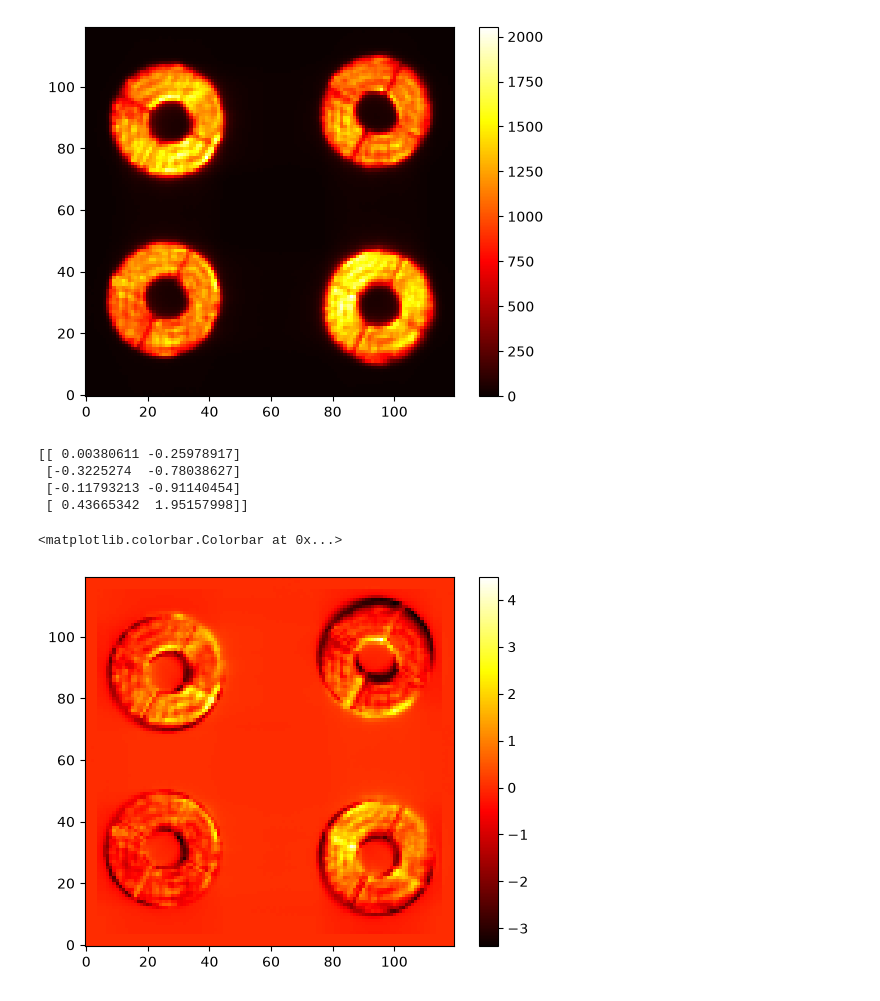
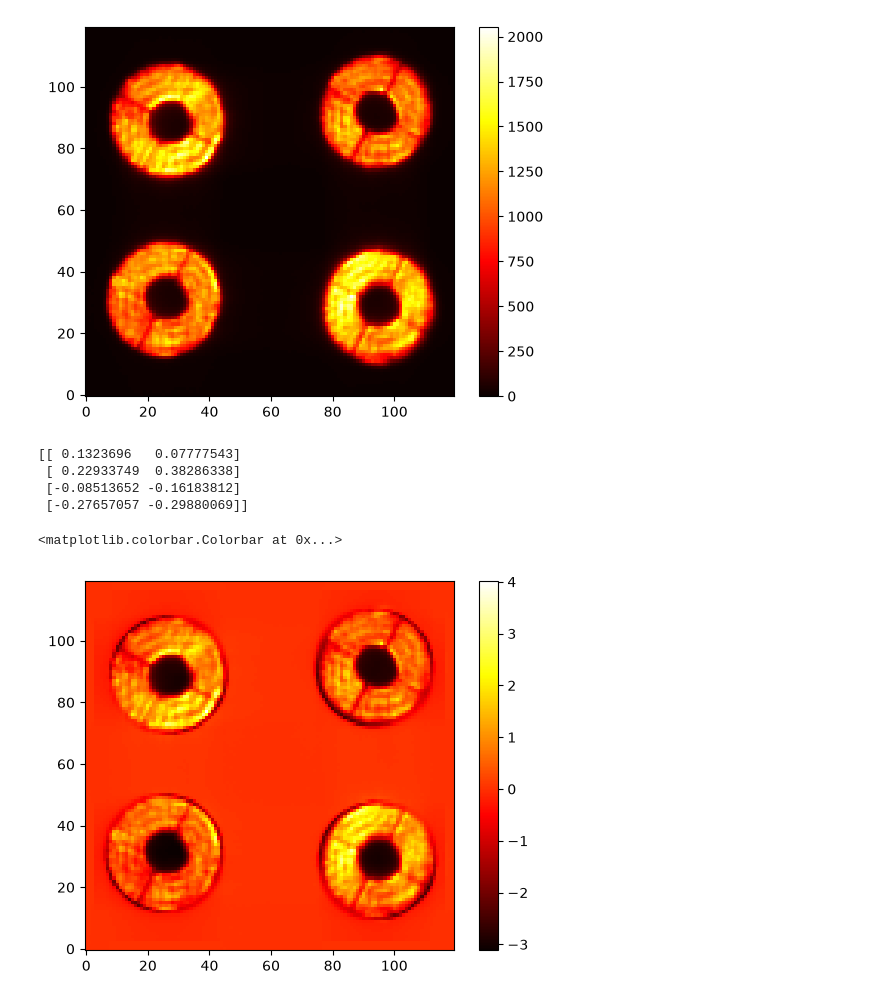
Before and after one commit to Menessao/SPECULA, a Jupyter notebook: config/EKARUS/ekarusSynIM.ipynb, the cells around one changed output. Cells and saved outputs as stored; diff of their text form; code cells hidden in the pictures.

```diff
--- a/config/EKARUS/ekarusSynIM.ipynb
+++ b/config/EKARUS/ekarusSynIM.ipynb
@@ -70,21 +70,21 @@ plt.colorbar()
 <matplotlib.colorbar.Colorbar at 0x...>
 [figure]
 # %%
-frame = fits.getdata('/raid1/mmenessini/results/EKARUS/frame.fits')[0]
+frame = fits.getdata('/raid1/mmenessini/results/EKARUS/frame.fits')[0,60:180,60:180]
 
 centers = get_frame_pupil_centers(frame,xhalf=60,yhalf=60)
 dcenters = centers-np.mean(centers,axis=0)
 tilt_coeffs = ref_dcenters.T/30
 print(dcenters-ref_dcenters)
 
 plt.figure()
 plt.imshow(frame,origin='lower',cmap='hot',vmax=200)
 plt.imshow(img/np.mean(img)-frame/np.mean(frame),origin='lower',cmap='hot')
 plt.colorbar()
 # %% [output]
-[[ 0.00380611 -0.25978917]
- [-0.3225274  -0.78038627]
- [-0.11793213 -0.91140454]
- [ 0.43665342  1.95157998]]
+[[ 0.1323696   0.07777543]
+ [ 0.22933749  0.38286338]
+ [-0.08513652 -0.16183812]
+ [-0.27657057 -0.29880069]]
 <matplotlib.colorbar.Colorbar at 0x...>
-[figure, old version]
+[figure, new version]
```
Also changed, not shown: parts of 5 cells of this notebook, 3 other files.
